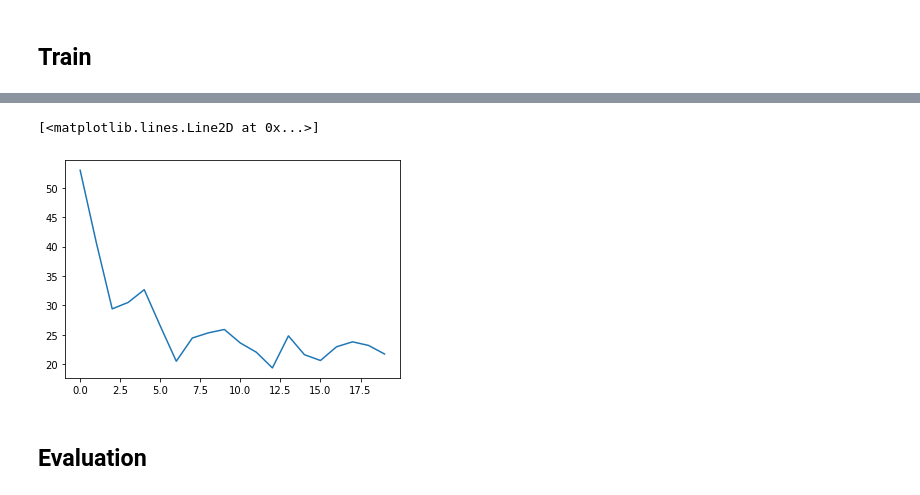
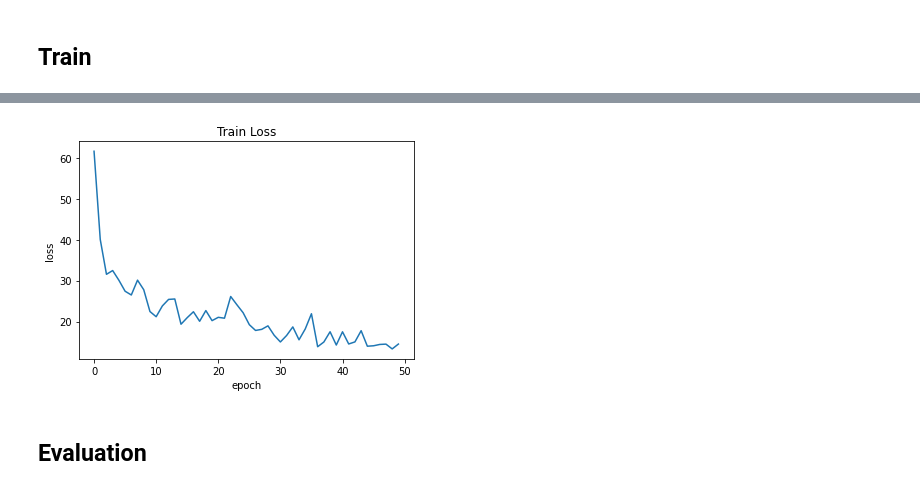
Before and after one commit to XiAom611/MaskDetection, a Jupyter notebook: src/main2.ipynb, the cells around one changed output, grey strips where cells are left out. Cells and saved outputs as stored; diff of their text form; code cells hidden in the pictures.

Commit message:
Update training log

```diff
--- a/src/main2.ipynb
+++ b/src/main2.ipynb
@@ -218,13 +221,18 @@ Running time 6868.822357177734
 # %%
 loss_record=[
     52.99475860595703, 40.772029876708984, 29.405611038208008, 30.507911682128906, 32.67216110229492,
     26.49441146850586, 20.494503021240234, 24.44652557373047, 25.322792053222656, 25.898418426513672,
     23.598398208618164, 22.025501251220703, 19.358423233032227, 24.80889320373535, 21.606704711914062,
     20.622028350830078, 22.94870376586914, 23.799055099487305, 23.186620712280273, 21.728010177612305]
-plt.plot(loss_record)
+plt.plot(loss_log)
+plt.xlabel('epoch')
+plt.ylabel('loss')
+
+# displaying the title
+plt.title("Train Loss")
+# plt.savefig("./train_loss.jpg")
 # %% [output]
-[<matplotlib.lines.Line2D at 0x...>]
-[figure, old version]
+[figure, new version]
 # %% [markdown]
 ## Evaluation
 # %%
```
Also changed, not shown: parts of 6 cells of this notebook, 1 other file.
